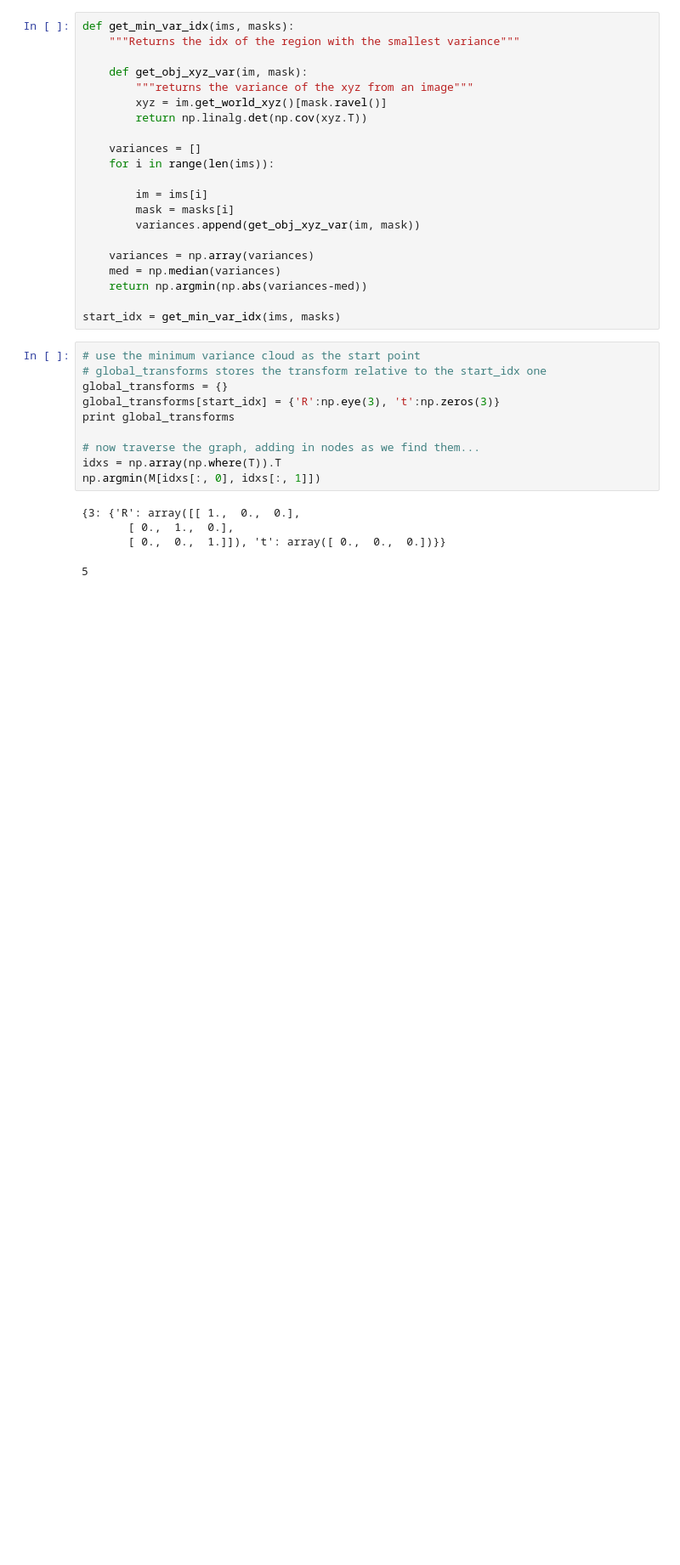
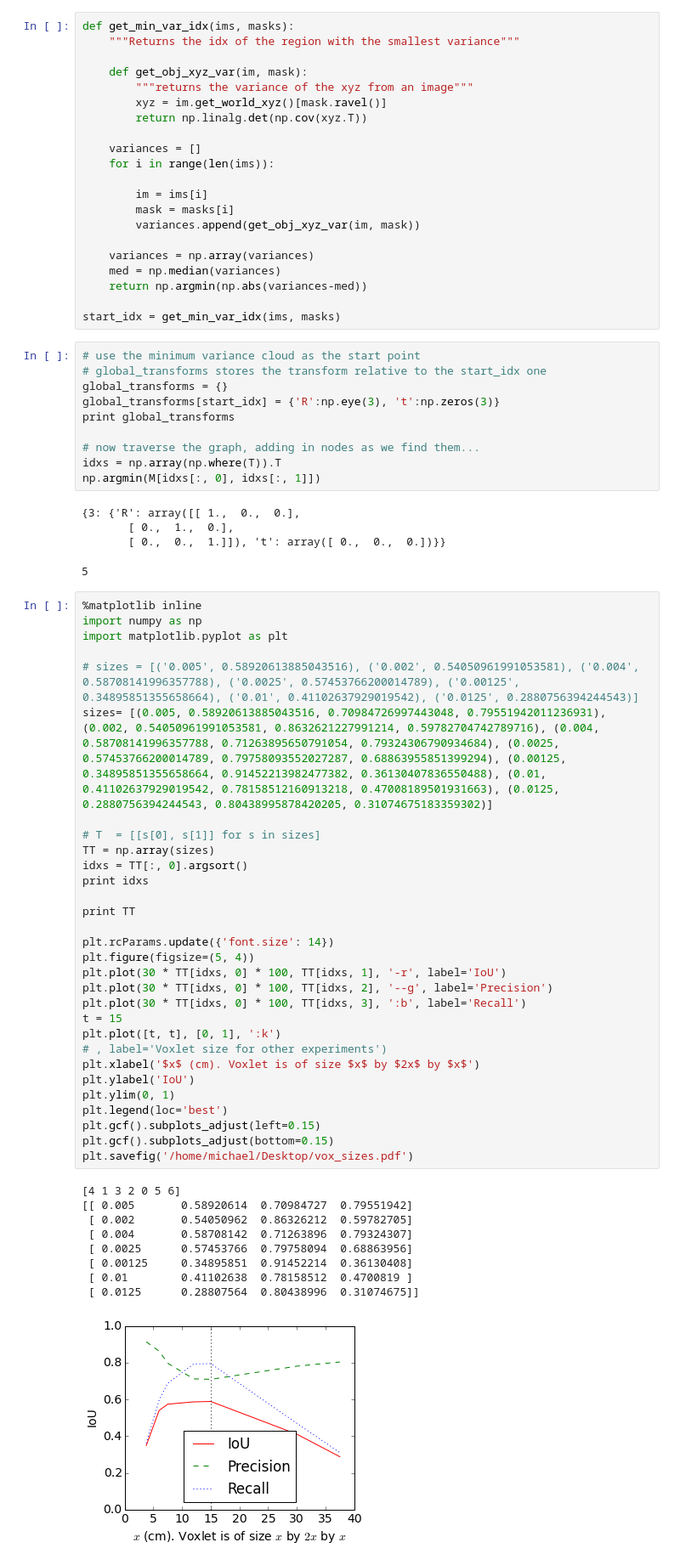
Before and after one commit to hero9968/voxlets, a Jupyter notebook: src/obj_discovery/ipynb/all_pairs_icp.ipynb, the cells around one changed output. Shown at 85% size. Drawn from its saved outputs; the diff is of its cells as text; blank space fills up the shorter version.

```diff
--- a/src/obj_discovery/ipynb/all_pairs_icp.ipynb
+++ b/src/obj_discovery/ipynb/all_pairs_icp.ipynb
@@ -249,3 +249,43 @@ np.argmin(M[idxs[:, 0], idxs[:, 1]])
        [ 0.,  1.,  0.],
        [ 0.,  0.,  1.]]), 't': array([ 0.,  0.,  0.])}}
 5
+# %%
+%matplotlib inline
+import numpy as np
+import matplotlib.pyplot as plt
+
+# sizes = [('0.005', 0.58920613885043516), ('0.002', 0.54050961991053581), ('0.004', 0.58708141996357788), ('0.0025', 0.57453766200014789), ('0.00125', 0.34895851355658664), ('0.01', 0.41102637929019542), ('0.0125', 0.2880756394244543)]
+sizes= [(0.005, 0.58920613885043516, 0.70984726997443048, 0.79551942011236931), (0.002, 0.54050961991053581, 0.8632621227991214, 0.59782704742789716), (0.004, 0.58708141996357788, 0.71263895650791054, 0.79324306790934684), (0.0025, 0.57453766200014789, 0.79758093552027287, 0.68863955851399294), (0.00125, 0.34895851355658664, 0.91452213982477382, 0.36130407836550488), (0.01, 0.41102637929019542, 0.78158512160913218, 0.47008189501931663), (0.0125, 0.2880756394244543, 0.80438995878420205, 0.31074675183359302)]
+
+# T  = [[s[0], s[1]] for s in sizes]
+TT = np.array(sizes)
+idxs = TT[:, 0].argsort()
+print idxs
+
+print TT
+
+plt.rcParams.update({'font.size': 14})
+plt.figure(figsize=(5, 4))
+plt.plot(30 * TT[idxs, 0] * 100, TT[idxs, 1], '-r', label='IoU')
+plt.plot(30 * TT[idxs, 0] * 100, TT[idxs, 2], '--g', label='Precision')
+plt.plot(30 * TT[idxs, 0] * 100, TT[idxs, 3], ':b', label='Recall')
+t = 15
+plt.plot([t, t], [0, 1], ':k')
+# , label='Voxlet size for other experiments')
+plt.xlabel('$x$ (cm). Voxlet is of size $x$ by $2x$ by $x$')
+plt.ylabel('IoU')
+plt.ylim(0, 1)
+plt.legend(loc='best')
+plt.gcf().subplots_adjust(left=0.15)
+plt.gcf().subplots_adjust(bottom=0.15)
+plt.savefig('/home/michael/Desktop/vox_sizes.pdf')
+# %% [output]
+[4 1 3 2 0 5 6]
+[[ 0.005       0.58920614  0.70984727  0.79551942]
+ [ 0.002       0.54050962  0.86326212  0.59782705]
+ [ 0.004       0.58708142  0.71263896  0.79324307]
+ [ 0.0025      0.57453766  0.79758094  0.68863956]
+ [ 0.00125     0.34895851  0.91452214  0.36130408]
+ [ 0.01        0.41102638  0.78158512  0.4700819 ]
+ [ 0.0125      0.28807564  0.80438996  0.31074675]]
+[figure, added]
```
Also changed, not shown: 26 other files.
